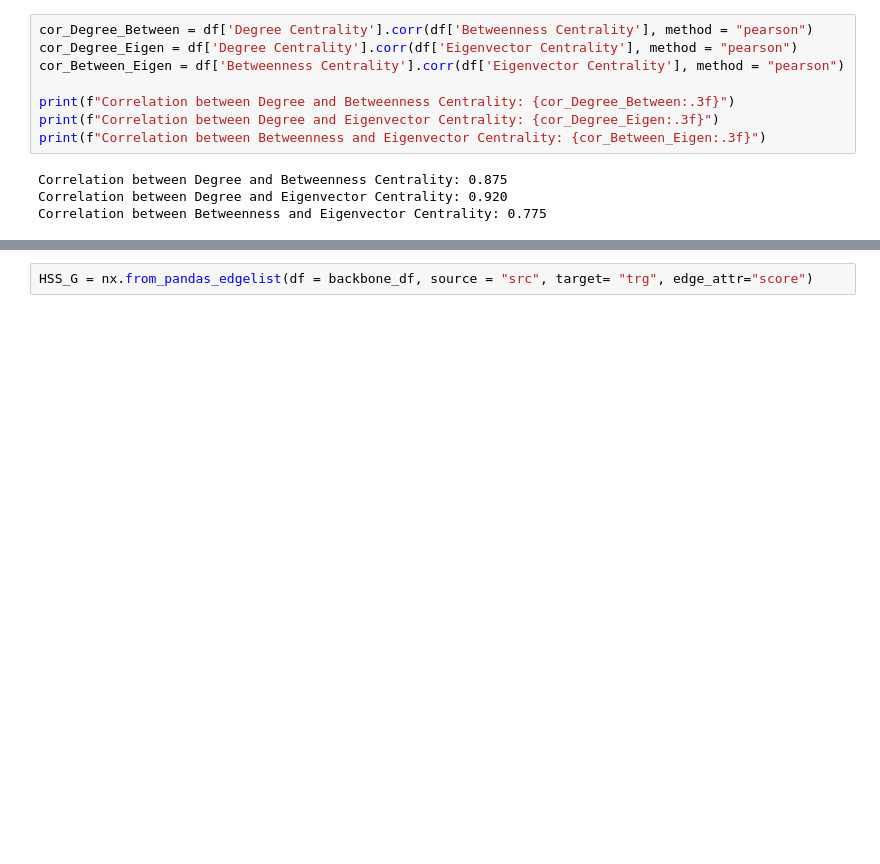
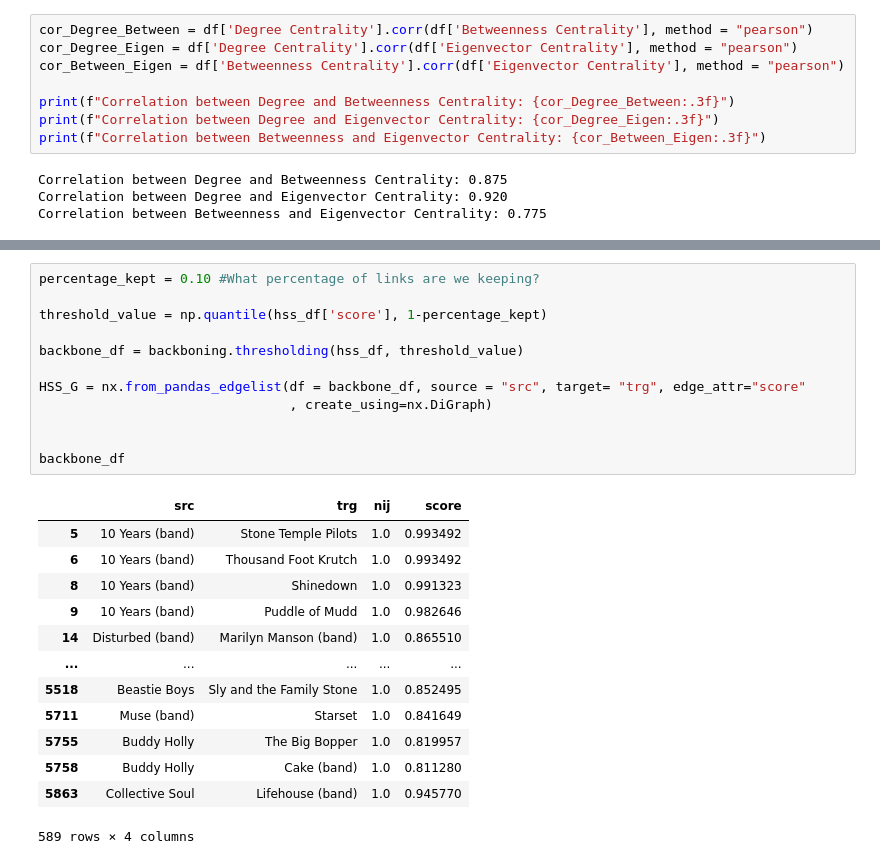
Before and after one commit to Somon8/social_graphs_25, a Jupyter notebook: Assignment2_1.ipynb, the cells around one changed output, grey strips where cells are left out. Saved outputs shown, nothing was run; the diff lists cells and outputs as text; blank space fills up the shorter version.

```diff
--- a/Assignment2_1.ipynb
+++ b/Assignment2_1.ipynb
@@ -249,4 +252,28 @@ backbone_df = backboning.thresholding(hss_df, threshold_value)
 # %% [output]
 Calculating HSS score...
-# %%
-HSS_G = nx.from_pandas_edgelist(df = backbone_df, source = "src", target= "trg", edge_attr="score")
+# %%
+percentage_kept = 0.10 #What percentage of links are we keeping?
+
+threshold_value = np.quantile(hss_df['score'], 1-percentage_kept)
+
+backbone_df = backboning.thresholding(hss_df, threshold_value)
+
+HSS_G = nx.from_pandas_edgelist(df = backbone_df, source = "src", target= "trg", edge_attr="score"
+                                , create_using=nx.DiGraph)
+
+
+backbone_df
+# %% [output]
+|  | src | trg | nij | score |
+| 5 | 10 Years (band) | Stone Temple Pilots | 1.0 | 0.993492 |
+| 6 | 10 Years (band) | Thousand Foot Krutch | 1.0 | 0.993492 |
+| 8 | 10 Years (band) | Shinedown | 1.0 | 0.991323 |
+| 9 | 10 Years (band) | Puddle of Mudd | 1.0 | 0.982646 |
+| 14 | Disturbed (band) | Marilyn Manson (band) | 1.0 | 0.865510 |
+| ... | ... | ... | ... | ... |
+| 5518 | Beastie Boys | Sly and the Family Stone | 1.0 | 0.852495 |
+| 5711 | Muse (band) | Starset | 1.0 | 0.841649 |
+| 5755 | Buddy Holly | The Big Bopper | 1.0 | 0.819957 |
+| 5758 | Buddy Holly | Cake (band) | 1.0 | 0.811280 |
+| 5863 | Collective Soul | Lifehouse (band) | 1.0 | 0.945770 |
+589 rows × 4 columns
```
Also changed, not shown: parts of 11 cells of this notebook, 1 other file.
